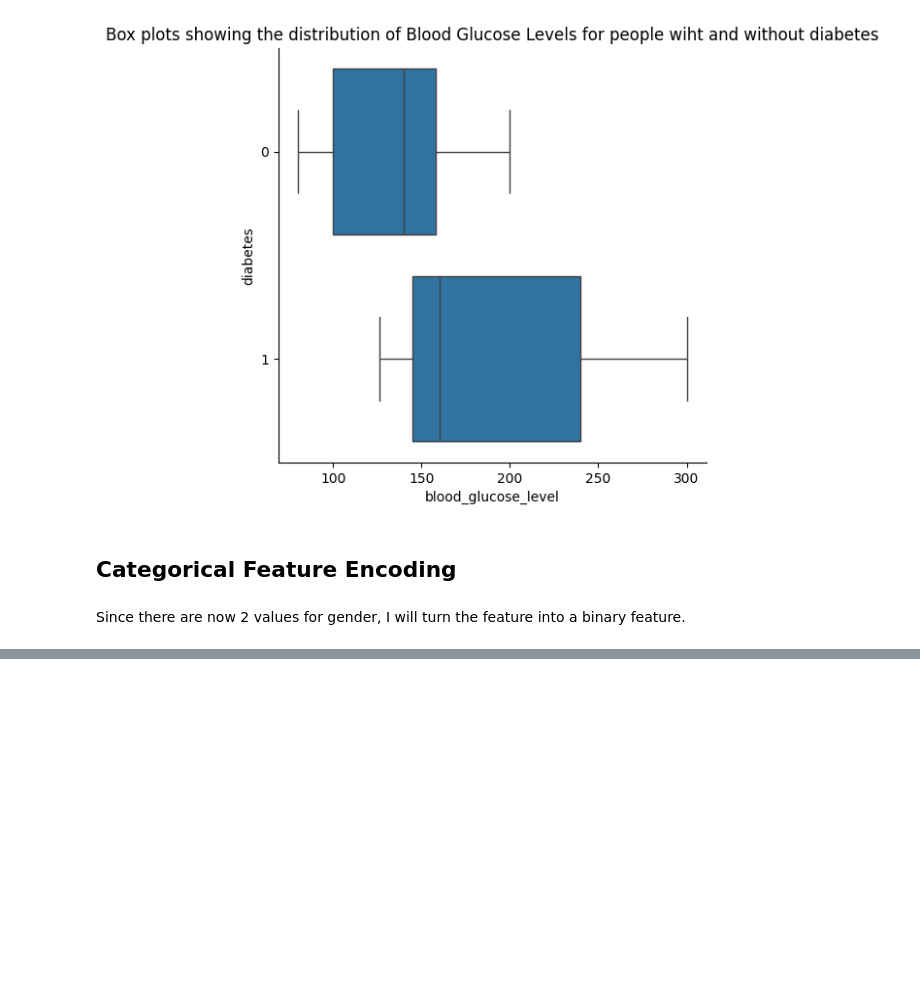
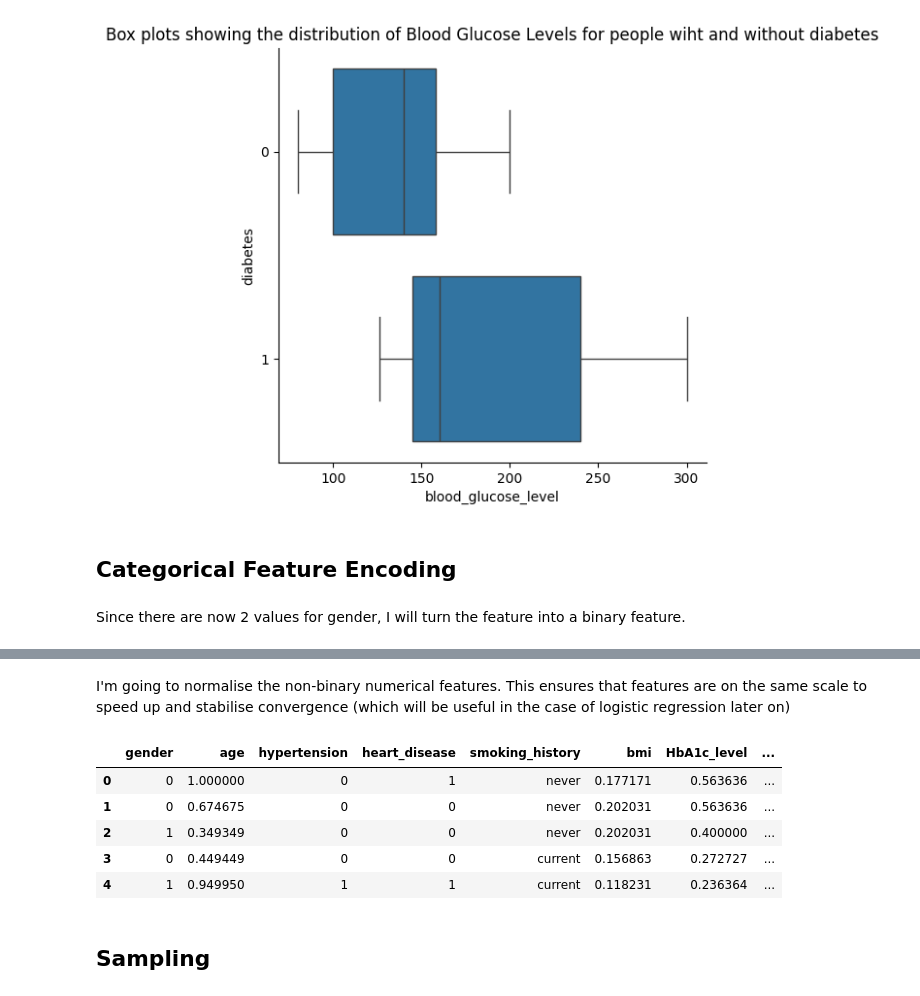
Before and after one commit to hannasophian/diabetes_prediction, a Jupyter notebook: project.ipynb, the cells around one changed output, grey strips where cells are left out. Cells and saved outputs as stored; diff of their text form; code cells hidden in the pictures; blank space fills up the shorter version.

```diff
--- a/project.ipynb
+++ b/project.ipynb
@@ -191,0 +197,18 @@ df.head()
+# %% [markdown]
+I'm going to normalise the non-binary numerical features. This ensures that features are on the same scale to speed up and stabilise convergence (which will be useful in the case of logistic regression later on)
+# %%
+# Initialize MinMaxScaler
+scaler = MinMaxScaler()
+columns_to_normalise = ['age', 'bmi', 'HbA1c_level', 'blood_glucose_level']
+# Apply Min-Max normalization to specified columns
+df[columns_to_normalise] = scaler.fit_transform(df[columns_to_normalise])
+df.head()
+# %% [output]
+|  | gender | age | hypertension | heart_disease | smoking_history | bmi | HbA1c_level | ... |
+| 0 | 0 | 1.000000 | 0 | 1 | never | 0.177171 | 0.563636 | ... |
+| 1 | 0 | 0.674675 | 0 | 0 | never | 0.202031 | 0.563636 | ... |
+| 2 | 1 | 0.349349 | 0 | 0 | never | 0.202031 | 0.400000 | ... |
+| 3 | 0 | 0.449449 | 0 | 0 | current | 0.156863 | 0.272727 | ... |
+| 4 | 1 | 0.949950 | 1 | 1 | current | 0.118231 | 0.236364 | ... |
+# %% [markdown]
+## Sampling
```
Also changed, not shown: parts of 8 cells of this notebook.
